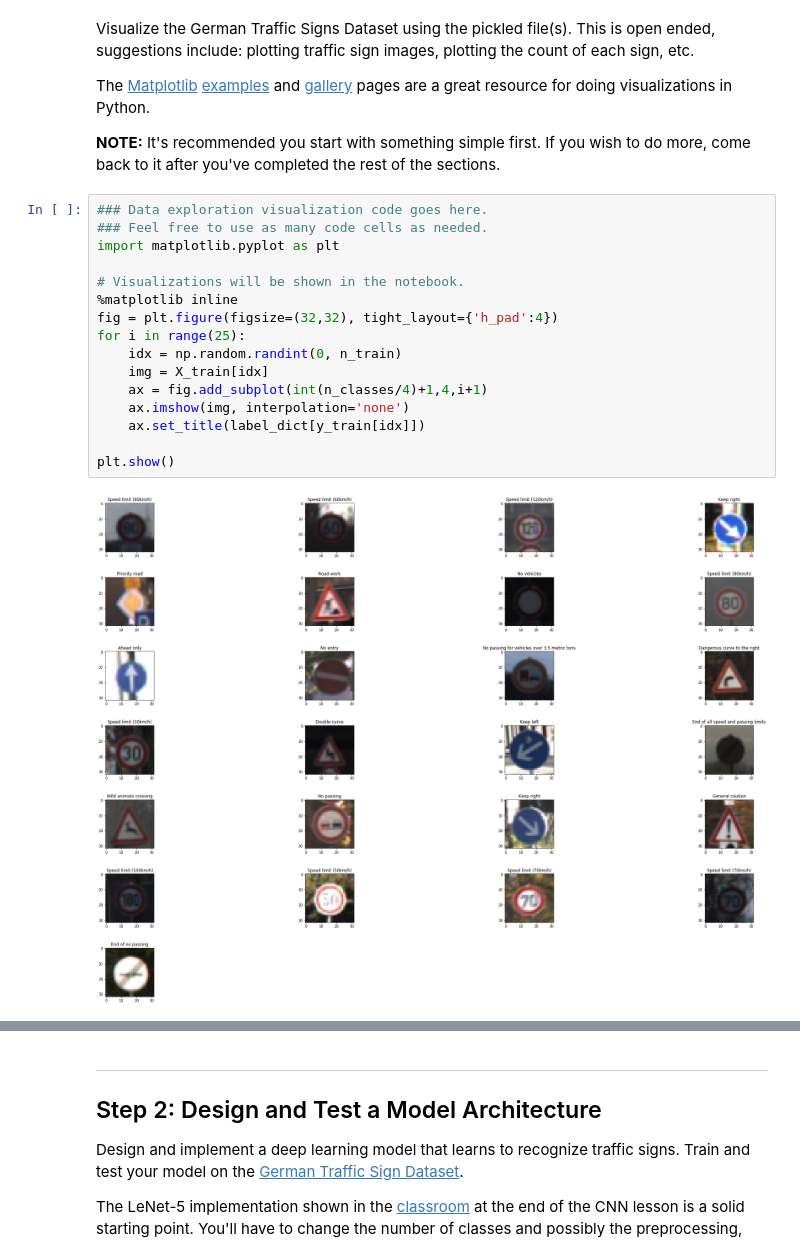
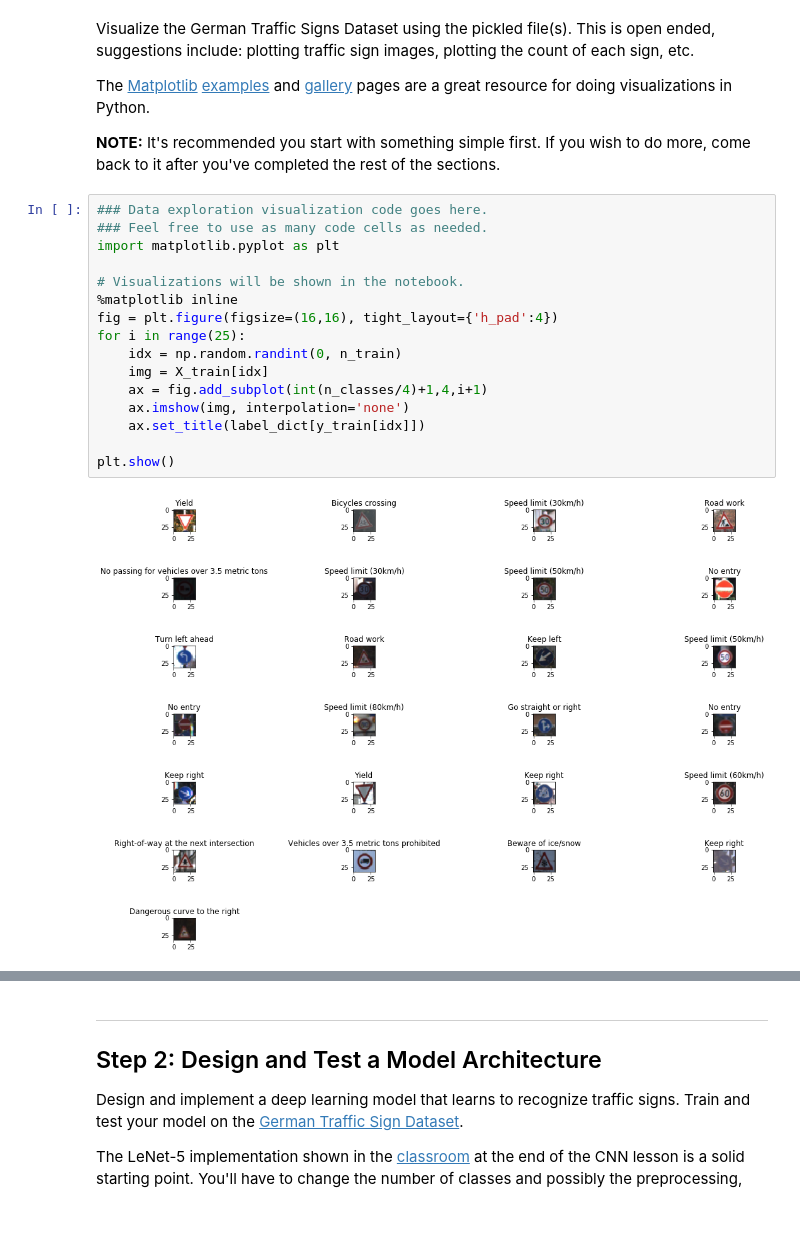
Before and after one commit to andrewazmy/CarND-T1-P2-Traffic-Sign-Classifier, a Jupyter notebook: Traffic_Sign_Classifier.ipynb, the cells around one changed output, grey strips where cells are left out. Drawn from its saved outputs; the diff is of its cells as text; blank space fills up the shorter version.

```diff
--- a/Traffic_Sign_Classifier.ipynb
+++ b/Traffic_Sign_Classifier.ipynb
@@ -101,20 +97,20 @@ The [Matplotlib](http://matplotlib.org/) [examples](http://matplotlib.org/exampl
 # %%
 ### Data exploration visualization code goes here.
 ### Feel free to use as many code cells as needed.
 import matplotlib.pyplot as plt
 
 # Visualizations will be shown in the notebook.
 %matplotlib inline
-fig = plt.figure(figsize=(32,32), tight_layout={'h_pad':4})
+fig = plt.figure(figsize=(16,16), tight_layout={'h_pad':4})
 for i in range(25):
     idx = np.random.randint(0, n_train)
     img = X_train[idx]
     ax = fig.add_subplot(int(n_classes/4)+1,4,i+1)
     ax.imshow(img, interpolation='none')
     ax.set_title(label_dict[y_train[idx]])
 
 plt.show()
 # %% [output]
-[figure, old version]
+[figure, new version]
 # %%
 import pandas as pd
```
Also changed, not shown: parts of 16 cells of this notebook, 36 other files.
